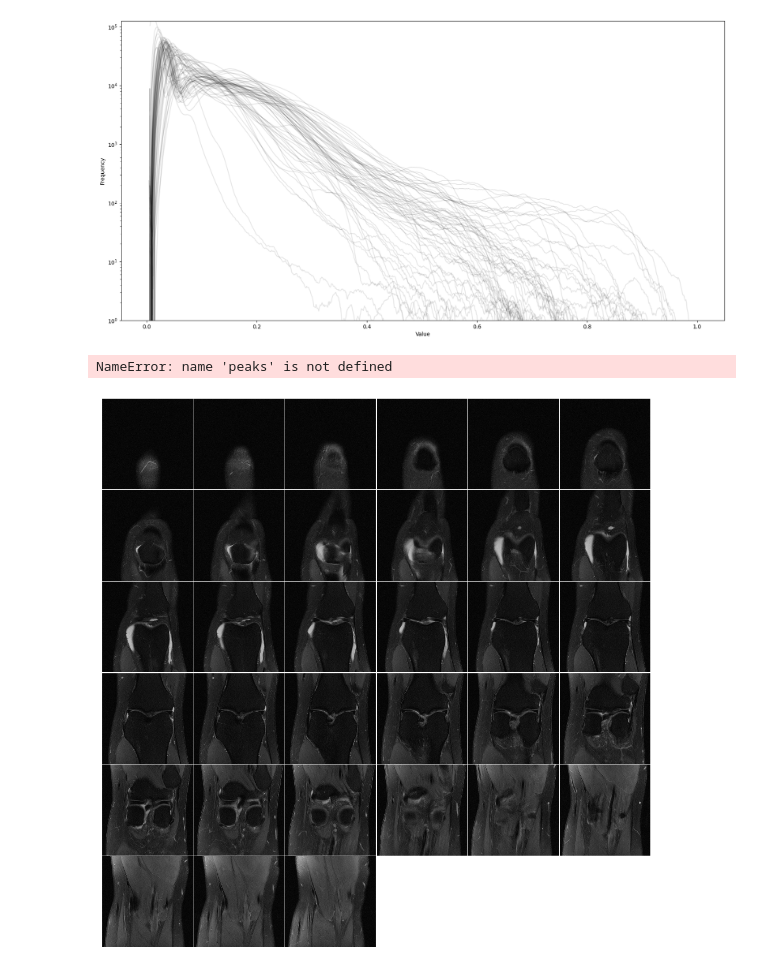
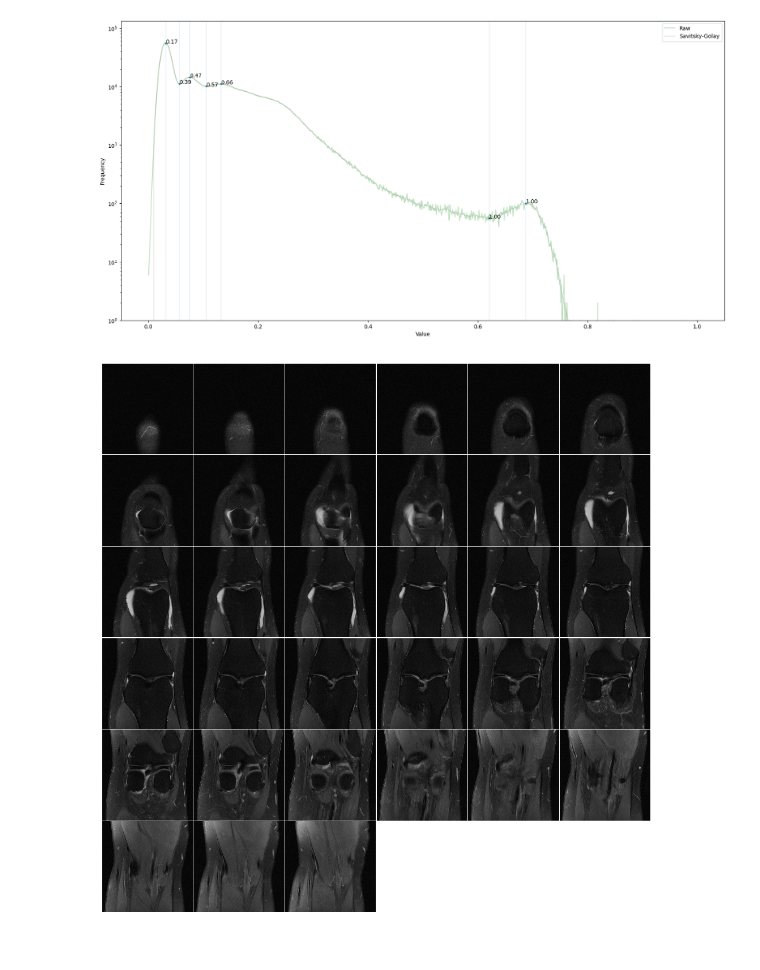
Before and after one commit to asy51/pytorch-CycleGAN-and-pix2pix, a Jupyter notebook: histogram.ipynb, the cells around one changed output. Drawn from its saved outputs; the diff is of its cells as text; code cells hidden in the pictures.

```diff
--- a/histogram.ipynb
+++ b/histogram.ipynb
@@ -19,16 +16,16 @@ from scipy.signal import savgol_filter
 from scipy.stats import gaussian_kde
 from scipy.ndimage import gaussian_filter
 import tqdm
-# %%
-ds = FastVolumeDS()
-img = ds[0]['img'].flatten().numpy()
+# %%
+ds = FastVolumeDS()
+ds.df = ds.df[ds.df['acquisition'] == 'CORPDFS_FBK']
 # %%
 plt.figure(figsize=(20, 10))
 
 for ndx, d in enumerate(tqdm.tqdm(ds)):
-    if ndx == 100: break
-    if d['acquisition'] != 'CORPDFS_FBK': continue
+    if ndx == 1: break
     img = d['img'].flatten().numpy()
+    # img = d['img_fs'].flatten().numpy()
 
     hist, bin_edges = np.histogram(img, bins=1000)
     bin_centers = 0.5 * (bin_edges[:-1] + bin_edges[1:])
@@ -37,53 +34,49 @@ for ndx, d in enumerate(tqdm.tqdm(ds)):
     # hist_gaussian_filter = gaussian_filter(hist, sigma=3)
 
 
     # Apply Savitzky-Golay filter
     window_length = 27
     polyorder = 3
     hist_savgol = savgol_filter(hist, window_length, polyorder)
 
 
     # Apply Kernel Density Estimation (IS VERY POOR!)
     # for bw_method in [0.1, 0.5, 1, 'scott', 'silverman']:
     #     kde = gaussian_kde(img.numpy().flatten(), bw_method=bw_method)  # Adjust the bandwidth by changing the bw_method
     #     kde_values = kde(bin_centers)
     #     plt.plot(bin_centers, kde_values, label=f'Kernel Density Estimation {bw_method}')
 
 
     # Plot histogram as a line plot
-    # plt.plot(bin_centers, hist, label='Raw', alpha=0.25, c='k')
+    plt.plot(bin_centers, hist, label='Raw', alpha=0.25, c='g')
     # plt.plot(bin_centers, hist_gaussian_filter, label='Gaussian Filter', alpha=0.5)
     plt.plot(bin_centers[5:], hist_savgol[5:], label='Savitsky-Golay', alpha=0.1, c='k')
     # plt.plot(bin_centers, kde_values, label='Kernel Density Estimation')
     plt.yscale('log')
     plt.xlabel('Value')
     plt.ylabel('Frequency')
     plt.ylim(bottom=1)
-    # plt.legend()
+    plt.legend()
 
     # Find peaks
-    # peaks, _ = find_peaks(hist_savgol, prominence=10, distance=25)
-    # inverted_hist = -hist_savgol
-    # valleys, _ = find_peaks(inverted_hist, prominence=10, distance=25)
-    # valleys = [v for v in valleys if v > peaks[0]] # remove first valley
-    # # peak_vals = sorted([bin_centers[p] for p in peaks] + [bin_centers[v] for v in valleys])
-    # peaks = sorted(list(peaks) + list(valleys))
-    # peak_x = [bin_centers[peak] for peak in peaks]
-    # peak_y = [hist_savgol[peak] for peak in peaks]
+    peaks, _ = find_peaks(hist_savgol, prominence=10, distance=25)
+    inverted_hist = -hist_savgol
+    valleys, _ = find_peaks(inverted_hist, prominence=10, distance=25)
+    valleys = [v for v in valleys if v > peaks[0]] # remove first valley
+    # peak_vals = sorted([bin_centers[p] for p in peaks] + [bin_centers[v] for v in valleys])
+    peaks = sorted(list(peaks) + list(valleys))
+    peak_x = [bin_centers[peak] for peak in peaks]
+    peak_y = [hist_savgol[peak] for peak in peaks]
 
-    # for i, peak in enumerate(peaks):
-    #     plt.axvline(peak_x[i], alpha=0.1)
-    #     plt.text(peak_x[i], peak_y[i], f'{float((img < peak_x[i]).sum() / img.size):.2f}')
-    #     # plt.text(0,1,'yay')
-    # plt.scatter(bin_centers[peaks], hist_savgol[peaks], s=5)
+    for i, peak in enumerate(peaks):
+        plt.axvline(peak_x[i], alpha=0.1)
+        plt.text(peak_x[i], peak_y[i], f'{float((img < peak_x[i]).sum() / img.size):.2f}')
+        # plt.text(0,1,'yay')
+    plt.scatter(bin_centers[peaks], hist_savgol[peaks], s=5)
 
 plt.show()
 # %% [output]
-[figure, old version]
+[figure, new version]
-# %%
-list(peaks)
-# %% [output]
-NameError: name 'peaks' is not defined
 # %%
 fig, ax = matshow3d(img, cmap='gray')
 # %% [output]
```
Also changed, not shown: parts of 3 cells of this notebook, 2 other files.
